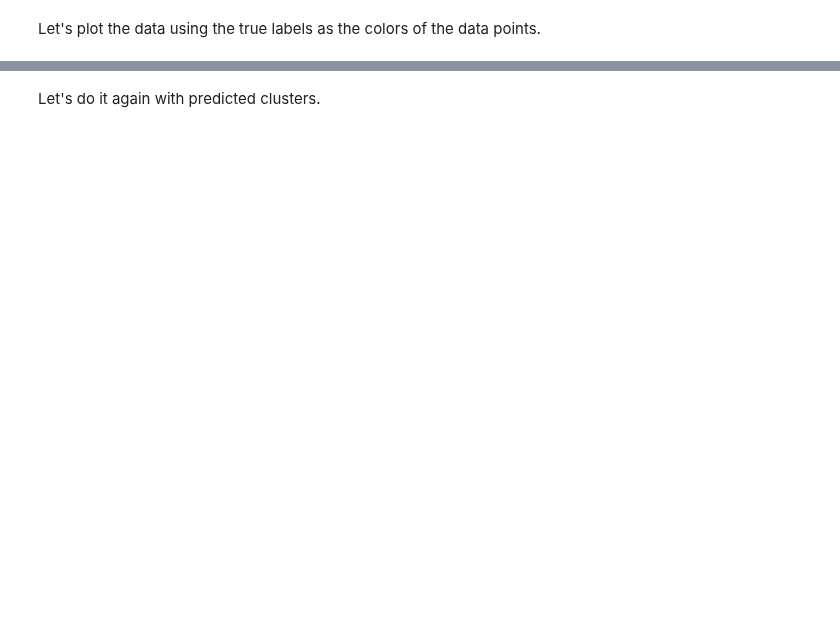
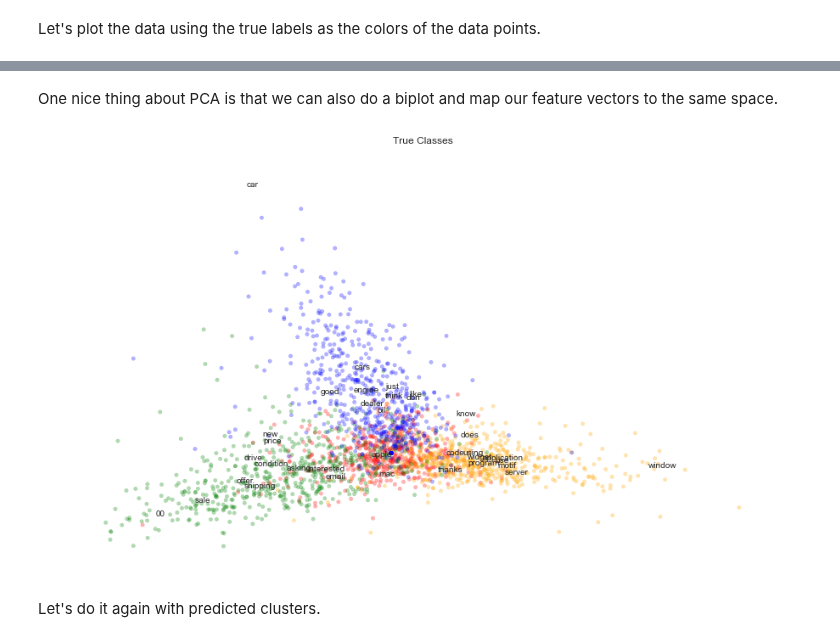
Before and after one commit to KnowledgeLab/content_analysis, a Jupyter notebook: notebooks/3-Clustering-and-Topic-Modeling.ipynb, the cells around one changed output, grey strips where cells are left out. Cells and saved outputs as stored; diff of their text form; code cells hidden in the pictures; blank space fills up the shorter version.

```diff
--- a/notebooks/3-Clustering-and-Topic-Modeling.ipynb
+++ b/notebooks/3-Clustering-and-Topic-Modeling.ipynb
@@ -308,3 +312,8 @@ reduced_data= sklearn.decomposition.PCA(n_components=2).fit_transform(newsgroups
+# %%
+keyword_ids = list(set(order_centroids[:,:10].flatten()))
+words = [terms[i] for i in keyword_ids]
+x = components[:,keyword_ids][0,:]
+y = components[:,keyword_ids][1,:]
 # %% [markdown]
 Then, let's build a color map for the true labels.
 # %%
@@ -333,3 +344,19 @@ plt.show()
+# %% [markdown]
+One nice thing about PCA is that we can also do a biplot and map our feature
+vectors to the same space.
+# %%
+fig = plt.figure(figsize = (16,9))
+ax = fig.add_subplot(111)
+ax.set_frame_on(False)
+ax.scatter(reduced_data[:, 0], reduced_data[:, 1], color = colors, alpha = 0.3, label = colors)
+for i, word in enumerate(words):
+    ax.annotate(word, (x[i],y[i]))
+plt.xticks(())
+plt.yticks(())
+plt.title('True Classes')
+plt.show()
+# %% [output]
+[figure, added]
 # %% [markdown]
 Let's do it again with predicted clusters.
 # %%
```
Also changed, not shown: parts of 25 cells of this notebook, 1 other file.
